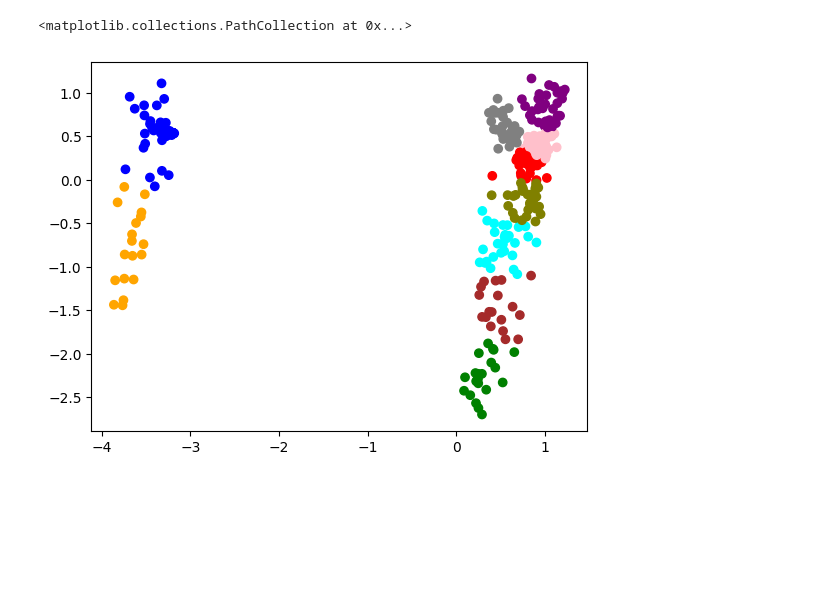
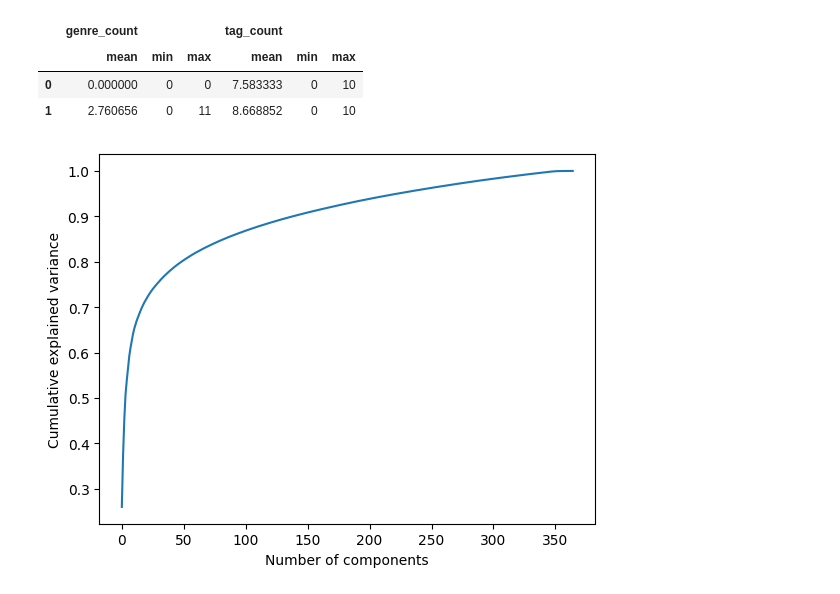
Before and after one commit to AlenkaJ/SpotifyShenanigans, a Jupyter notebook: similarity_analysis.ipynb, the cells around one changed output. Drawn from its saved outputs; the diff is of its cells as text; code cells hidden in the pictures; blank space fills up the shorter version.

Commit message:
further work on the metric, clustering and visualizations

```diff
--- a/similarity_analysis.ipynb
+++ b/similarity_analysis.ipynb
@@ -27,5 +57,12 @@ print(genre_features.shape)
 # %%
-tag_features = tags_df.pivot(index="spotify_id", columns="tag", values="weight").fillna(0).to_numpy()
-tag_matrix = cosine_distances(tag_features, tag_features)
-print(tag_features.shape)
+# building the distance matrix from cosine distances on tags
+tags_df = con.sql("SELECT spotify_id, name, tag, weight from artists LEFT JOIN artist_tag ON artists.mbid=artist_tag.mbid ORDER BY spotify_id ASC").df()
+# pivot to create weighted features for each tag
+tag_features = tags_df.pivot(index="spotify_id", columns="tag", values="weight").fillna(0)
+# reorder to match artists_df alphabetical order and convert to numpy
+tag_features = tag_features.reindex(artists_df["spotify_id"]).to_numpy()
+# normalize the tag features
+tag_features = normalize(tag_features, norm='l2')
+tag_matrix = metrics.pairwise.cosine_distances(tag_features, tag_features)
+print(tag_matrix)
 # %% [output]
@@ -32,0 +76,14 @@ print(tag_features.shape)
+# %%
+dates_df = con.sql("SELECT artist_id as spotify_id, release_date, added_at FROM albums INNER JOIN album_artist on albums.spotify_id=album_artist.album_id ORDER BY spotify_id ASC").df()
+dates_df = dates_df.groupby("spotify_id").agg({"release_date": "mean", "added_at": "mean"})
+dates_features = dates_df.assign(
+    release_date=dates_df["release_date"].astype("int64"),
+    added_at=dates_df["added_at"].astype("int64"),
+    )
+dates_features = dates_features.reindex(artists_df["spotify_id"])
+dates_features_scaled = StandardScaler().fit_transform(dates_features)
+release_features = 0.5 * dates_features_scaled[:, 0].reshape(-1, 1)
+added_features = 0.5 * dates_features_scaled[:, 1].reshape(-1, 1)
+release_matrix = metrics.pairwise.euclidean_distances(release_features, release_features)
+added_matrix = metrics.pairwise.euclidean_distances(added_features, added_features)
+print(release_matrix)
@@ -33,2 +98,2 @@ print(tag_features.shape)
 # %%
-distance_matrix = (genre_matrix + tag_matrix) / 2
+distance_matrix = 0.5 * albums_matrix + 0.2 * genre_matrix + 0.2 * tag_matrix + 0.05 * release_matrix + 0.05 * added_matrix
@@ -35,17 +120,26 @@ distance_matrix = (genre_matrix + tag_matrix) / 2
 # %%
-from matplotlib import pyplot as plt
-from sklearn.cluster import KMeans
-from sklearn.decomposition import PCA
-
-kmeans = KMeans(n_clusters=10)
-colors = ['red', 'blue', 'green', 'orange', 'purple', 'brown', 'pink', 'gray', 'olive', 'cyan']
+# investigating genre clusters
+kmeans_labels = KMeans(n_clusters=2).fit(distance_matrix).labels_
+artists_genre_count_df = con.sql("SELECT DISTINCT spotify_id, COUNT(genre) as genre_count from artists LEFT JOIN artist_genre on artists.spotify_id=artist_genre.artist_id GROUP BY spotify_id, name").df()
+artists_genre_count_df = artists_genre_count_df.set_index("spotify_id").reindex(artists_df["spotify_id"]).fillna(0)
+artists_tag_count_df = con.sql("SELECT DISTINCT spotify_id, COUNT(tag) as tag_count from artists LEFT JOIN artist_tag on artists.mbid=artist_tag.mbid GROUP BY spotify_id, name").df()
+artists_tag_count_df = artists_tag_count_df.set_index("spotify_id").reindex(artists_df["spotify_id"]).fillna(0)
+artists_genre_count_df.join(artists_tag_count_df, on="spotify_id").groupby(kmeans_labels).agg({"genre_count": ["mean", "min", "max"], "tag_count": ["mean", "min", "max"]})
+# %% [output]
+|  | genre_count |  |  | tag_count |  |  |
+|  | mean | min | max | mean | min | max |
+| 0 | 0.000000 | 0 | 0 | 7.583333 | 0 | 10 |
+| 1 | 2.760656 | 0 | 11 | 8.668852 | 0 | 10 |
+# %%
+# figuring out number of components for PCA
+pca = PCA().fit(distance_matrix)  # fit without reducing dims first
+plt.plot(np.cumsum(pca.explained_variance_ratio_))
+plt.xlabel("Number of components")
+plt.ylabel("Cumulative explained variance")
+plt.show()
+# %% [output]
+[figure, added]
 # %%
-pca = PCA(n_components=2)
-pca_coords = pca.fit_transform(distance_matrix)
-pca_labels = kmeans.fit(pca_coords).labels_
-plt.scatter(pca_coords[:,0], pca_coords[:,1], color=[colors[l] for l in pca_labels])
-#for i, name in enumerate(names):
-#    plt.annotate(name, (pca_coords[i,0], pca_coords[i,1]))
+pca_dimensions = 50
+pca = PCA(n_components=pca_dimensions)
+distance_matrix_reduced = pca.fit_transform(distance_matrix)
-# %% [output]
-<matplotlib.collections.PathCollection at 0x...>
-[figure, removed]
```
Also changed, not shown: parts of 13 cells of this notebook, 1 other file.
